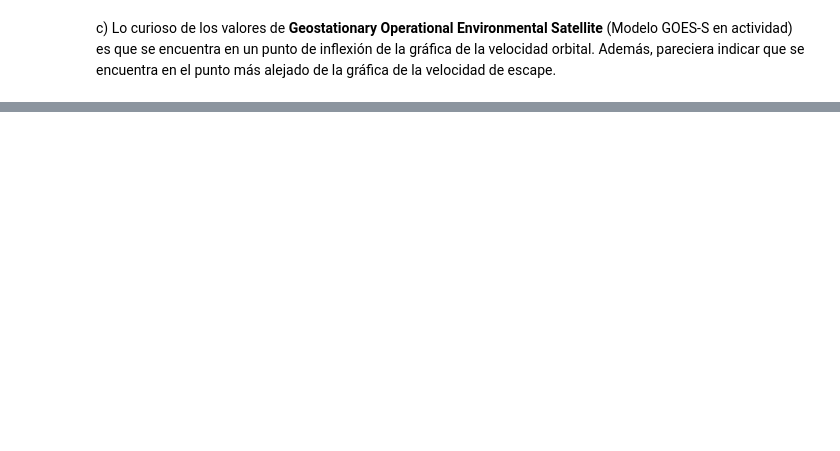
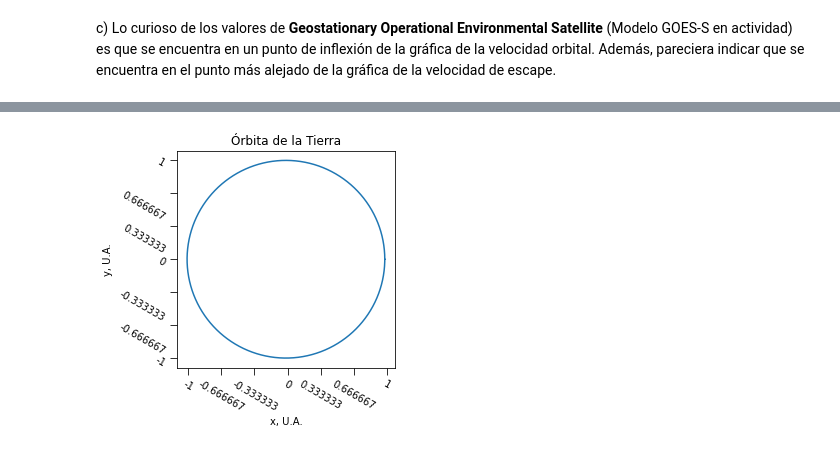
Before and after one commit to RudiksChess/AstronomiaParcial2, a Jupyter notebook: AstronomíaParcial2.ipynb, the cells around one changed output, grey strips where cells are left out. Saved outputs shown, nothing was run; the diff lists cells and outputs as text; code cells hidden in the pictures; blank space fills up the shorter version.

```diff
--- a/AstronomíaParcial2.ipynb
+++ b/AstronomíaParcial2.ipynb
@@ -391,0 +611,84 @@ Problema 5
+# %%
+from pylab import *
+import matplotlib.ticker as ticker
+
+x = 1.471*10**11 #empieza en el perihelio
+y = 0 #en 0
+vx = 0 #velocidad inicial en x
+vy = 3.028*10**4 #empieza en 0
+
+h=1000 #step en el tiempo, en segundos. Para dar una idea, 3600 segundos es una hora.
+
+c = -1.327*10**20 # =-GM
+
+#Definimos el método de Euler: primero el cambio en cada variable con un step en el tiempo.
+def Vx(vx,x,y):
+    return vx+h*c*x/((x**2+y**2)**(3/2))
+
+def Vy(vy,x,y):
+    return vy+h*c*y/((x**2+y**2)**(3/2))
+
+def X(x,vx):
+    return x+h*vx
+
+def Y(y,vy):
+    return y+h*vy
+
+#El proceso de Euler.
+def euler(x,y,vx,vy):
+    sol=[]
+    u=0
+    cont=0
+    er=10**5
+    while u==0:
+        Xnow=x
+        Ynow=y
+        vx=Vx(vx,x,y)
+        vy=Vy(vy,x,y)
+        x=X(x,vx)
+        y=Y(y,vy)
+        sol.append([x,y])
+        cont=cont+1
+        if cont > 10:
+            if Xnow-er<=sol[0][0]<=Xnow+er:
+                u=1
+    return(sol,cont)
+
+#Lo realizamos.
+pos,cont=euler(x,y,vx,vy)
+
+#Ahora lo queremos graficar.
+Xtot=[]
+Ytot=[]
+for i in pos: #Le agregamos a X & Y las posiciones adecuadas.
+    xn,yn=i[0],i[1]
+    Xtot.append(xn)
+    Ytot.append(yn)
+
+#Creamos una figura.
+fig=figure()
+ax=fig.add_subplot()
+#Lo graficamos
+plot(Xtot,Ytot)
+
+#Títulos, leyendas
+xlabel("x, U.A.")
+ylabel("y, U.A.")
+title("Órbita de la Tierra")
+#Hacemos que los ejes tengan la misma escala.
+gca().set_aspect('equal')
+#Como hemos trabajado en sistema internacional, lo cambiamos a A.U.
+scale_x = 1.5*10**(11)
+scale_y = 1.5*10**(11)
+#Cambiamos x:
+ticks_x = ticker.FuncFormatter(lambda x, pos: '{0:g}'.format(x/scale_x))
+ax.xaxis.set_major_formatter(ticks_x)
+#Cambiamos y:
+ticks_y = ticker.FuncFormatter(lambda y, pos: '{0:g}'.format(y/scale_y))
+ax.yaxis.set_major_formatter(ticks_y)
+#Rotamos un poco los labels para que sea más leíble
+ax.tick_params(length=7,labelrotation=-30)
+
+show()#Mostramos la gráfica.
+# %% [output]
+[figure, added]
```
Also changed, not shown: parts of 17 cells of this notebook.
